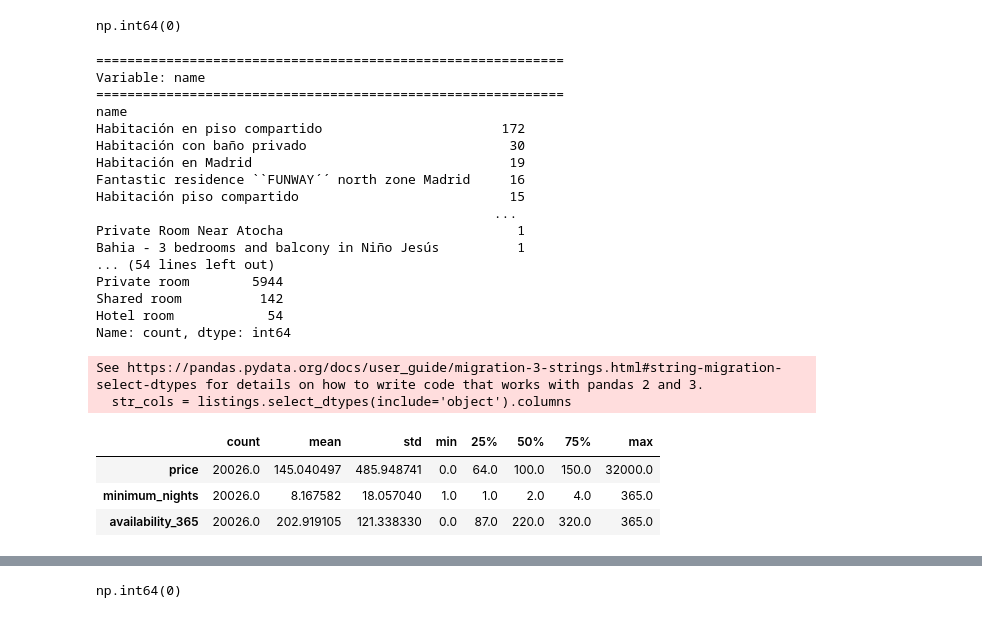
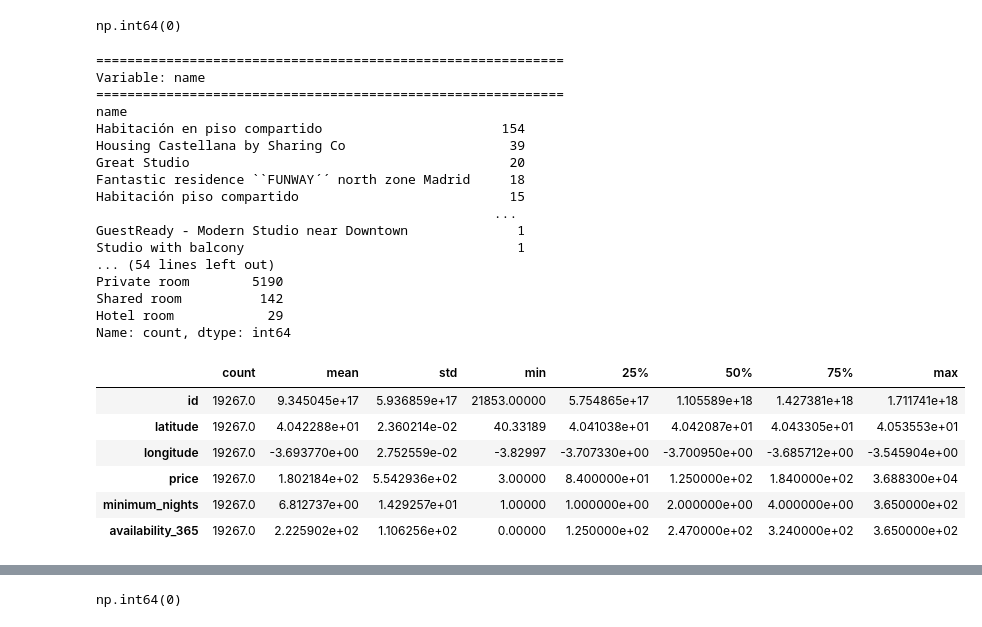
Before and after one commit to jordipsans/madrid-tourist-rental-opportunity-analysis, a Jupyter notebook: notebooks/01_ImportacionDatos.ipynb, the cells around one changed output, grey strips where cells are left out. Drawn from its saved outputs; the diff is of its cells as text; code cells hidden in the pictures.

```diff
--- a/notebooks/01_ImportacionDatos.ipynb
+++ b/notebooks/01_ImportacionDatos.ipynb
@@ -6,8 +6,8 @@ import os
 from pathlib import Path
 # %%
 # URLs de datos de Airbnb
-url_listings = "https://data.insideairbnb.com/spain/comunidad-de-madrid/madrid/2025-06-12/visualisations/listings.csv"
-url_listings_det = "https://data.insideairbnb.com/spain/comunidad-de-madrid/madrid/2025-06-12/data/listings.csv.gz"
+url_listings = "https://data.insideairbnb.com/spain/comunidad-de-madrid/madrid/2026-06-20/visualisations/listings.csv"
+url_listings_det = "https://data.insideairbnb.com/spain/comunidad-de-madrid/madrid/2026-06-20/data/listings.csv.gz"
 
 # Importar datasets
 listings = pd.read_csv(url_listings)
@@ -72,3 +92,10 @@ memory usage: 2.0 MB
+# %%
+# Eliminar variables que no nos aportan valor.
+# No vamos a eliminar la variable id ya que vincula ambos datasets
+a_eliminar= ['host_id','host_profile_id', 'host_name','number_of_reviews', 'last_review',
+       'reviews_per_month','calculated_host_listings_count','number_of_reviews_ltm', 'license']
+
+listings = listings.drop(columns= a_eliminar)
 # %%
 #analisis de nulos
 listings.isnull().sum()
@@ -108,7 +121,7 @@ listings.duplicated().sum()
 np.int64(0)
 # %%
 # Analisis previo de variables categoricas(value counts de variables tipo string)
-str_cols = listings.select_dtypes(include='object').columns
+str_cols = listings.select_dtypes(include='str').columns
 
 for col in str_cols:
     print(f"\n{'='*60}")
@@ -120,29 +133,30 @@ for col in str_cols:
 Variable: name
 ============================================================
 name
-Habitación en piso compartido                       172
-Habitación con baño privado                          30
-Habitación en Madrid                                 19
-Fantastic residence ``FUNWAY´´ north zone Madrid     16
+Habitación en piso compartido                       154
+Housing Castellana by Sharing Co                     39
+Great Studio                                         20
+Fantastic residence ``FUNWAY´´ north zone Madrid     18
 Habitación piso compartido                           15
                                                    ...
-Private Room Near Atocha                              1
-Bahia - 3 bedrooms and balcony in Niño Jesús          1
+GuestReady - Modern Studio near Downtown              1
+Studio with balcony                                   1
 ... (54 lines left out)
-Private room        5944
+Private room        5190
 Shared room          142
-Hotel room            54
+Hotel room            29
 Name: count, dtype: int64
-See https://pandas.pydata.org/docs/user_guide/migration-3-strings.html#string-migration-select-dtypes for details on how to write code that works with pandas 2 and 3.
-  str_cols = listings.select_dtypes(include='object').columns
 # %%
 #eliminar registros donde roomtype es "Hotel room" ya que no es el tipo de alojamiento que queremos analizar
-listings = listings[listings['room_type'] != 'Hotel room']
+listings = listings[listings['room_type'] != 'Hotel room'].copy()
 # %%
 #Analisis previo de variables numericas
-listings.iloc[:, 7:10].describe().T
+listings[listings.select_dtypes(include=['float64', 'int64']).columns].describe().T
 # %% [output]
 |  | count | mean | std | min | 25% | 50% | 75% | max |
-| price | 20026.0 | 145.040497 | 485.948741 | 0.0 | 64.0 | 100.0 | 150.0 | 32000.0 |
-| minimum_nights | 20026.0 | 8.167582 | 18.057040 | 1.0 | 1.0 | 2.0 | 4.0 | 365.0 |
-| availability_365 | 20026.0 | 202.919105 | 121.338330 | 0.0 | 87.0 | 220.0 | 320.0 | 365.0 |
+| id | 19267.0 | 9.345045e+17 | 5.936859e+17 | 21853.00000 | 5.754865e+17 | 1.105589e+18 | 1.427381e+18 | 1.711741e+18 |
+| latitude | 19267.0 | 4.042288e+01 | 2.360214e-02 | 40.33189 | 4.041038e+01 | 4.042087e+01 | 4.043305e+01 | 4.053553e+01 |
+| longitude | 19267.0 | -3.693770e+00 | 2.752559e-02 | -3.82997 | -3.707330e+00 | -3.700950e+00 | -3.685712e+00 | -3.545904e+00 |
+| price | 19267.0 | 1.802184e+02 | 5.542936e+02 | 3.00000 | 8.400000e+01 | 1.250000e+02 | 1.840000e+02 | 3.688300e+04 |
+| minimum_nights | 19267.0 | 6.812737e+00 | 1.429257e+01 | 1.00000 | 1.000000e+00 | 2.000000e+00 | 4.000000e+00 | 3.650000e+02 |
+| availability_365 | 19267.0 | 2.225902e+02 | 1.106256e+02 | 0.00000 | 1.250000e+02 | 2.470000e+02 | 3.240000e+02 | 3.650000e+02 |
```
Also changed, not shown: parts of 106 cells of this notebook, 10 other files.
